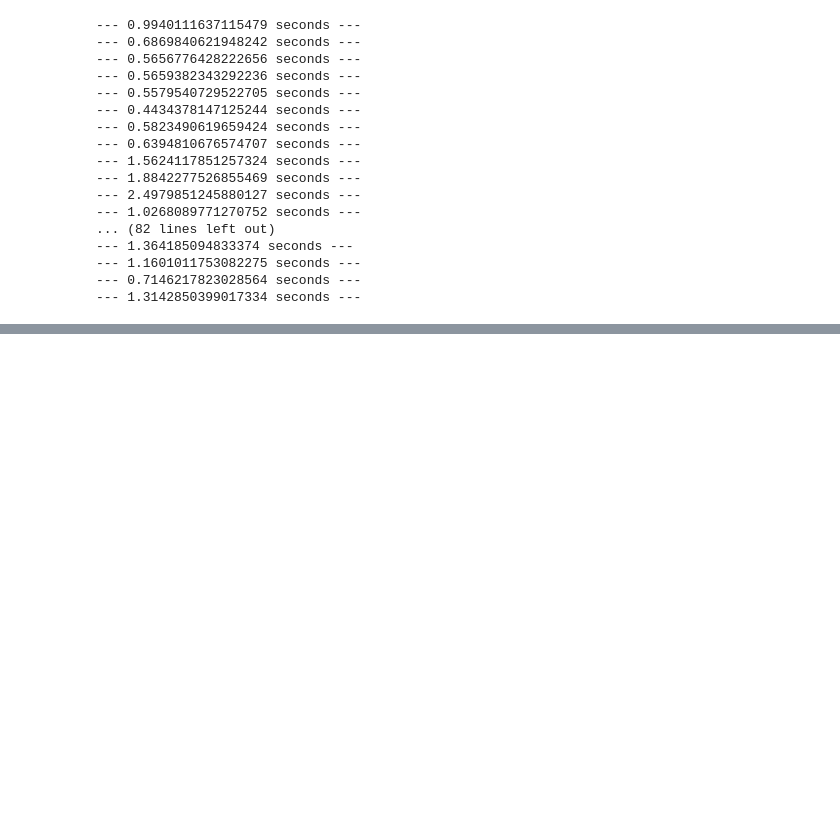
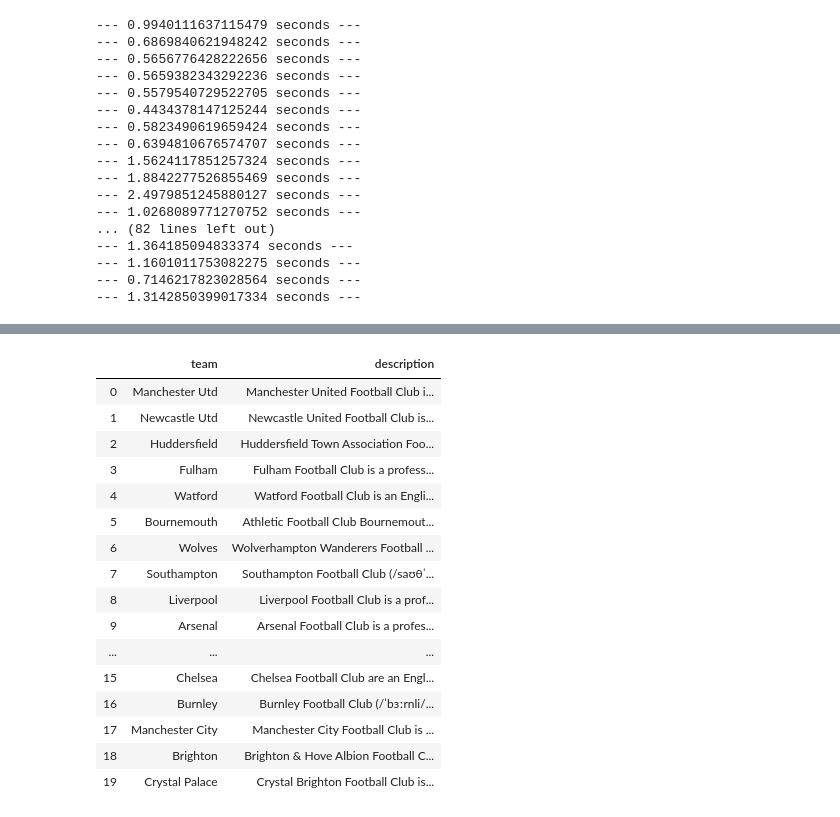
Before and after one commit to triolinho/final_project_repo, a Jupyter notebook: final_1.ipynb, the cells around one changed output, grey strips where cells are left out. Saved outputs shown, nothing was run; the diff lists cells and outputs as text; code cells hidden in the pictures; blank space fills up the shorter version.

```diff
--- a/final_1.ipynb
+++ b/final_1.ipynb
@@ -637,9 +556,11 @@ def get_team_wiki(team_wiki):
     for node in text:
         team_team.append("".join(node.findAll(text=True)))
     team_str = team_str.join(team_team)
-    team_str = team_str.replace('\n','')
+    team_str1 = team_str.replace('\n','')
+    team_str2 = team_str1.replace("\xa0","")
+    team_str3 = team_str2.replace('\\','')
     print("--- %s seconds ---" % (time.time() - start_time))
-    return team_str
+    return team_str3
 # %%
 lfc_str = get_team_wiki('/wiki/Liverpool_F.C.')
 # %% [output]
@@ -671,3 +592,14 @@ for item in wiki_list:
 --- 1.1601011753082275 seconds ---
 --- 0.7146217823028564 seconds ---
 --- 1.3142850399017334 seconds ---
+# %%
+def replace_items_1(team_list):
+    start_time = time.time()
+    team_list2 = []
+    for item in team_list:
+        item1 = item.replace("\xa0","")
+        team_list2.append(item1)
+    print("--- %s seconds ---" % (time.time() - start_time))
+    return team_list2
+# %%
+team_wiki_list2 = replace_items_1(team_wiki_list1)
@@ -674,4 +639,4 @@ for item in wiki_list:
 # %%
-wiki_dict = {'team': team_list, 'description': team_wiki_list1}
+wiki_dict = {'team': team_list, 'description': team_wiki_list2}
 # %%
 wiki_df = pd.DataFrame(wiki_dict)
@@ -680,0 +643,20 @@ wiki_df = pd.DataFrame(wiki_dict)
+# %%
+wiki_df.head(20)
+# %% [output]
+|  | team | description |
+| 0 | Manchester Utd | Manchester United Football Club i... |
+| 1 | Newcastle Utd | Newcastle United Football Club is... |
+| 2 | Huddersfield | Huddersfield Town Association Foo... |
+| 3 | Fulham | Fulham Football Club is a profess... |
+| 4 | Watford | Watford Football Club is an Engli... |
+| 5 | Bournemouth | Athletic Football Club Bournemout... |
+| 6 | Wolves | Wolverhampton Wanderers Football ... |
+| 7 | Southampton | Southampton Football Club (/saʊθˈ... |
+| 8 | Liverpool | Liverpool Football Club is a prof... |
+| 9 | Arsenal | Arsenal Football Club is a profes... |
+| ... | ... | ... |
+| 15 | Chelsea | Chelsea Football Club are an Engl... |
+| 16 | Burnley | Burnley Football Club (/ˈbɜːrnli/... |
+| 17 | Manchester City | Manchester City Football Club is ... |
+| 18 | Brighton | Brighton & Hove Albion Football C... |
+| 19 | Crystal Palace | Crystal Brighton Football Club is... |
```
Also changed, not shown: parts of 29 cells of this notebook, 3 other files.
